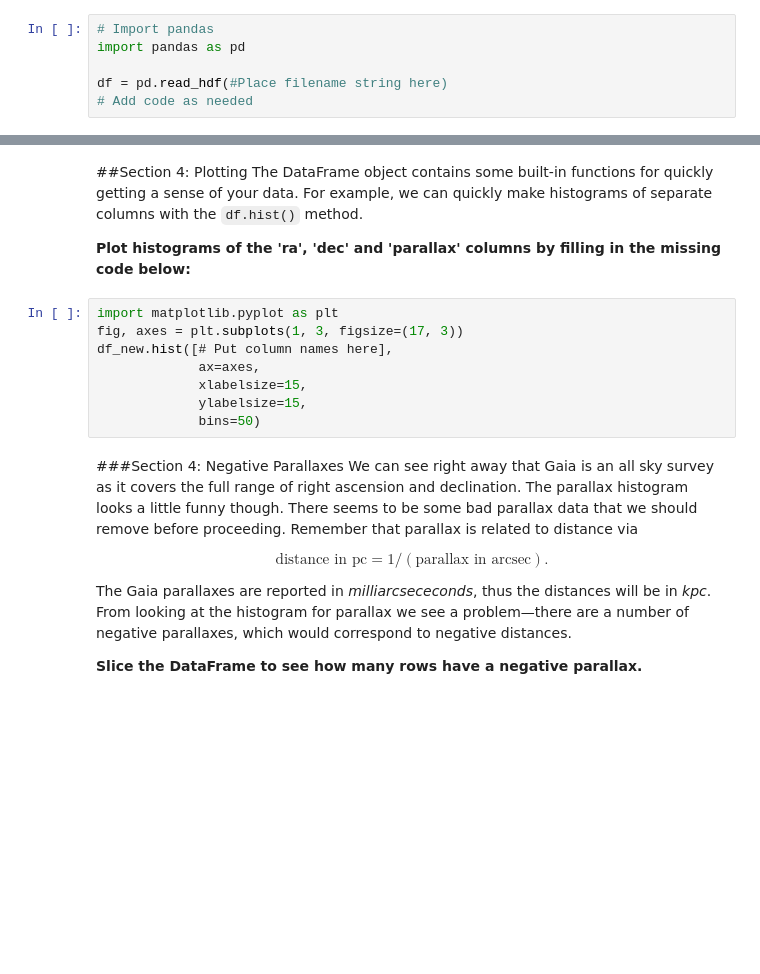
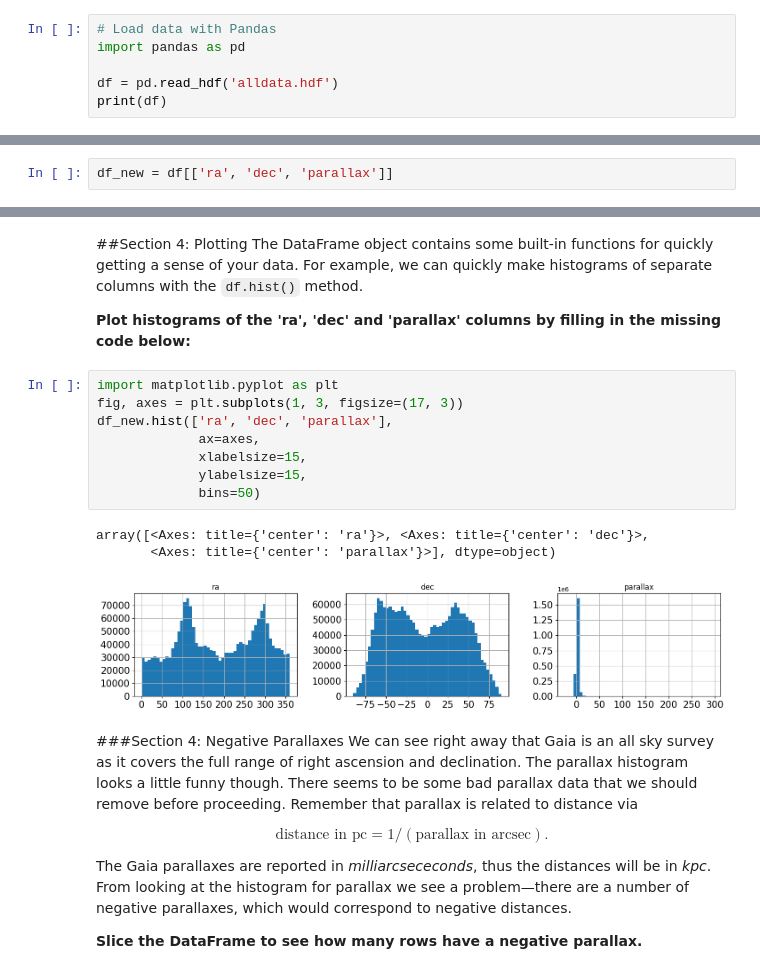
Before and after one commit to CIERA-Northwestern/REACHpy, a Jupyter notebook: Module_3/Challenge_1_Gaia_with_Pandas.ipynb, the cells around one changed output, grey strips where cells are left out. Cells and saved outputs as stored; diff of their text form; blank space fills up the shorter version.

```diff
--- a/Module_3/Challenge_1_Gaia_with_Pandas.ipynb
+++ b/Module_3/Challenge_1_Gaia_with_Pandas.ipynb
@@ -30,8 +45,8 @@ Since this data uses a different file format (HDF5), we'll need to use the panda
 
 2. Print the DataFrame to see what it looks like.
 # %%
-# Import pandas
+# Load data with Pandas
 import pandas as pd
 
-df = pd.read_hdf(#Place filename string here)
-# Add code as needed
+df = pd.read_hdf('alldata.hdf')
+print(df)
@@ -62,6 +102,8 @@ print(f'{df.memory_usage(index=True, deep=True).sum()/1e6:.1f} MB')
 We can try reducing this by only keeping the columns we'll be working with, which are `ra`, `dec`, and `parallax`.
 
 Create a new DataFrame that only contains the columns mentioned above.
+# %%
+df_new = df[['ra', 'dec', 'parallax']]
 # %% [markdown]
 How much memory does this reduced DataFrame use?
 
@@ -74,11 +124,15 @@ The DataFrame object contains some built-in functions for quickly getting a sens
 # %%
 import matplotlib.pyplot as plt
 fig, axes = plt.subplots(1, 3, figsize=(17, 3))
-df_new.hist([# Put column names here],
+df_new.hist(['ra', 'dec', 'parallax'],
              ax=axes,
              xlabelsize=15,
              ylabelsize=15,
              bins=50)
+# %% [output]
+array([<Axes: title={'center': 'ra'}>, <Axes: title={'center': 'dec'}>,
+       <Axes: title={'center': 'parallax'}>], dtype=object)
+[figure, added]
 # %% [markdown]
 ###Section 4: Negative Parallaxes
 We can see right away that Gaia is an all sky survey as it covers the full range of right ascension and declination. The parallax histogram looks a little funny though. There seems to be some bad parallax data that we should remove before proceeding. Remember that parallax is related to distance via
```
Also changed, not shown: parts of 16 cells of this notebook, 1 other file.
